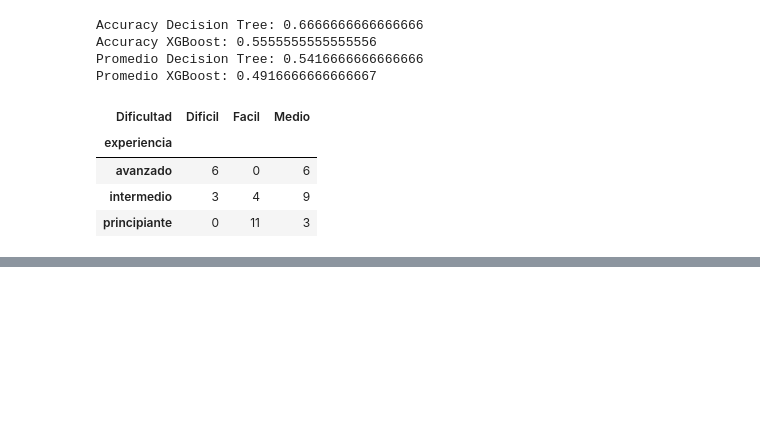
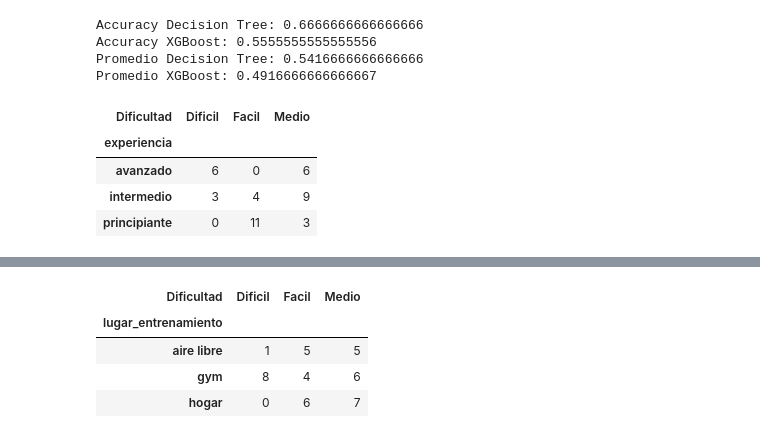
Before and after one commit to luci-o/LIFE-FIT, a Jupyter notebook: IA/index.ipynb, the cells around one changed output, grey strips where cells are left out. Saved outputs shown, nothing was run; the diff lists cells and outputs as text; code cells hidden in the pictures; blank space fills up the shorter version.

```diff
--- a/IA/index.ipynb
+++ b/IA/index.ipynb
@@ -9280,0 +9329,13 @@ TypeError: agg function failed [how->mean,dtype->object]
+# %%
+tabla_lugar = pd.crosstab(
+    usuarios_df["lugar_entrenamiento"],
+    usuarios_df["Dificultad"]
+)
+
+tabla_lugar
+# %% [output]
+| Dificultad | Dificil | Facil | Medio |
+| lugar_entrenamiento |  |  |  |
+| aire libre | 1 | 5 | 5 |
+| gym | 8 | 4 | 6 |
+| hogar | 0 | 6 | 7 |
```
Also changed, not shown: parts of 67 cells of this notebook.
